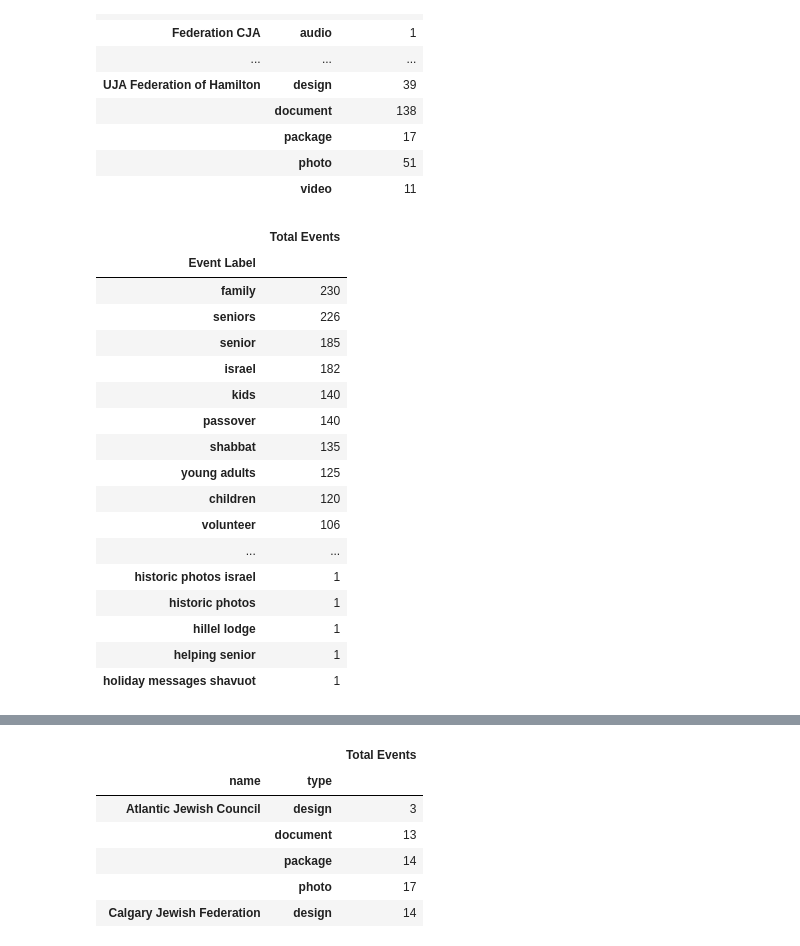
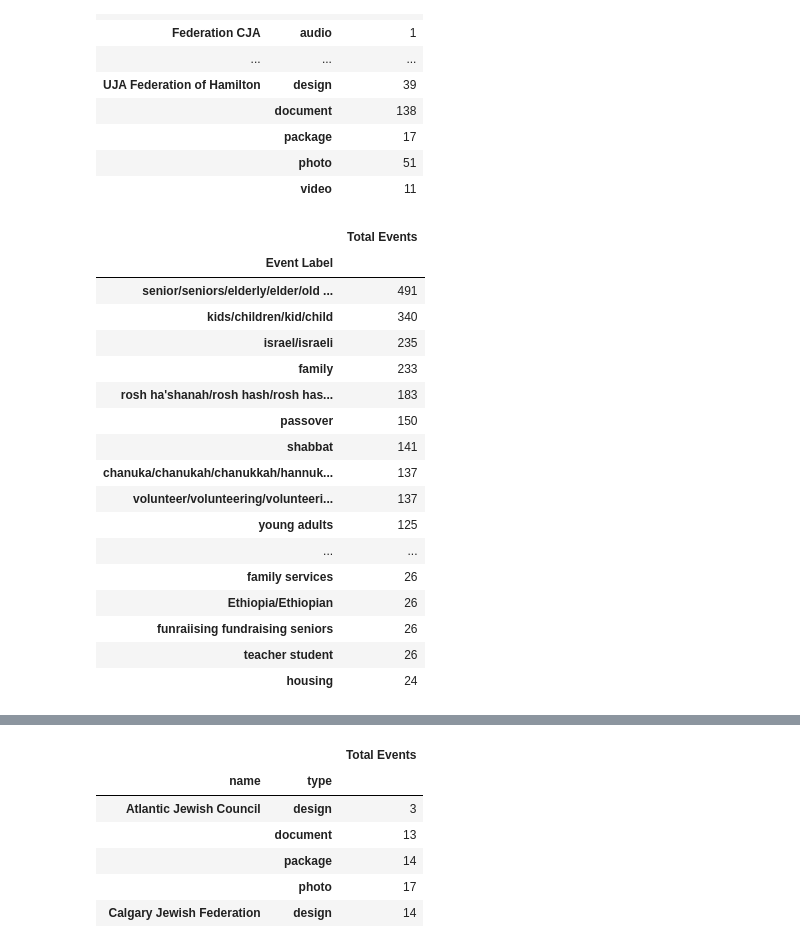
Before and after one commit to olga0503/DATA602hw1, a Jupyter notebook: FedCentral Canada.ipynb, the cells around one changed output, grey strips where cells are left out. Drawn from its saved outputs; the diff is of its cells as text; code cells hidden in the pictures.

```diff
--- a/FedCentral Canada.ipynb
+++ b/FedCentral Canada.ipynb
@@ -191,47 +191,101 @@ ser2 = pd.read_csv('ser2.csv')
 ser3 = pd.read_csv('ser3.csv')
 ser4 = pd.read_csv('ser4.csv')
 ser5 = pd.read_csv('ser5.csv')
 ser6 = pd.read_csv('ser6.csv')
 ser7 = pd.read_csv('ser7.csv')
 ser8 = pd.read_csv('ser8.csv')
 ser9 = pd.read_csv('ser9.csv')
 ser10 = pd.read_csv('ser10.csv')
 ser11 = pd.read_csv('ser11.csv')
 ser12 = pd.read_csv('ser12.csv')
 ser13 = pd.read_csv('ser13.csv')
 ser14 = pd.read_csv('ser14.csv')
 ser15 = pd.read_csv('ser15.csv')
 ser16 = pd.read_csv('ser16.csv')
 ser17 = pd.read_csv('ser17.csv')
 ser18 = pd.read_csv('ser18.csv')
 
 
 ser_fed = pd.concat([ser1, ser2, ser3, ser4, ser5, ser6, ser7, ser8, ser9, ser10, ser11, ser12, ser13, ser14, ser15, ser16, ser17, ser18],sort=True)
 
 ser_fed = ser_fed[ser_fed['User Organization']!='JFNA']
 ser_fed['User Organization'] = pd.to_numeric(ser_fed['User Organization'])
 federations['code'] = pd.to_numeric(federations['code'])
 
 
 ser_fed = pd.merge(ser_fed,federations[['code','name']],how='inner',left_on = 'User Organization', right_on = 'code')
 
-pd.DataFrame(ser_fed.groupby('Event Label')['Total Events'].sum().sort_values(ascending=False))
+ser_fed['Event Label']=ser_fed['Event Label'].str.lower()
+
+
+ser_fed['Event Label'] = ser_fed['Event Label'].str.replace('^senior$|^seniors$|^elderly$|^elder$|$^elderly old$|^old people$','senior/seniors/elderly/elder/old people')
+ser_fed['Event Label'] = ser_fed['Event Label'].str.replace('^kids$|^children$|^kid$|^child$','kids/children/kid/child')
+ser_fed['Event Label'] = ser_fed['Event Label'].str.replace('ga','General Assembly')
+ser_fed['Event Label'] = ser_fed['Event Label'].str.replace('and','')
+ser_fed['Event Label'] = ser_fed['Event Label'].str.replace(',','')
+ser_fed['Event Label'] = ser_fed['Event Label'].str.replace('&','')
+ser_fed['Event Label'] = ser_fed['Event Label'].str.replace('apples','apple')
+ser_fed['Event Label'] = ser_fed['Event Label'].str.replace('basket ball','basketball')
+ser_fed['Event Label'] = ser_fed['Event Label'].str.replace('ben-gurion','ben gurion')
+ser_fed['Event Label'] = ser_fed['Event Label'].str.replace('BGS','ben gurion society')
+ser_fed['Event Label'] = ser_fed['Event Label'].str.replace('standard','standards')
+ser_fed['Event Label'] = ser_fed['Event Label'].str.replace('computers','computer')
+ser_fed['Event Label'] = ser_fed['Event Label'].str.replace('^canvasser$|^canvassers$','canvasser/canvassers')
+ser_fed['Event Label'] = ser_fed['Event Label'].str.replace('^candle$|^candles$','candle/candles')
+ser_fed['Event Label'] = ser_fed['Event Label'].str.replace('^young$|^youth$','young/youth')
+ser_fed['Event Label'] = ser_fed['Event Label'].str.replace('^loj$|^lojc$|^loje$|^lion of judah$|^ilojc$','lion of judah/loj/lojc/loje/ilojc')
+ser_fed['Event Label'] = ser_fed['Event Label'].str.replace('^celebrate$|^celebration$','celebrate/celebration')
+ser_fed['Event Label'] = ser_fed['Event Label'].str.replace('^disabilities$|^disability$|^disable$|^disabled$|^handicapped$|^hicapped$','disabilities/disability/disable/disabled')
+ser_fed['Event Label'] = ser_fed['Event Label'].str.replace('^chanuka$|^chanukah$|^chanukah hannukah$|^chanukkah$|^chanukkah hanukkah$|^hanuka Chanukah$|^hanukah$|^hanukkah$|^hanuka$|^hannukah$|^hanukkuah$','chanuka/chanukah/chanukkah/hannukah/hanukkuah/hanukah/hanuka')
+ser_fed['Event Label'] = ser_fed['Event Label'].str.replace('^donate$|^donor$|^donors$|^donation$','donate/donor/donors/donation')
+ser_fed['Event Label'] = ser_fed['Event Label'].str.replace('^endowment$|^endowments$','endowment/endowment')
+ser_fed['Event Label'] = ser_fed['Event Label'].str.replace('^engagement$|^engaged$','engagement/engaged')
+ser_fed['Event Label'] = ser_fed['Event Label'].str.replace('^ethiopia$|^ethiopian$','Ethiopia/Ethiopian')
+ser_fed['Event Label'] = ser_fed['Event Label'].str.replace('^event$|^events$','event/events')
+ser_fed['Event Label'] = ser_fed['Event Label'].str.replace('^generation$|^generations$','generation/generations')
+ser_fed['Event Label'] = ser_fed['Event Label'].str.replace('^give$|^giving$|^$giving back','give/giving/giving back')
+ser_fed['Event Label'] = ser_fed['Event Label'].str.replace('^hand$|^hands$','hand/hands')
+ser_fed['Event Label'] = ser_fed['Event Label'].str.replace('^graduates$|^graduating$','graduates/graduating')
+ser_fed['Event Label'] = ser_fed['Event Label'].str.replace('^group$|^groups$','group/groups')
+ser_fed['Event Label'] = ser_fed['Event Label'].str.replace('^granparent$|^grmother$|^grparents$','grandparents/grandmother')
+ser_fed['Event Label'] = ser_fed['Event Label'].str.replace('^havdala$|^havdalah$|^havdallah$','havdala/havdalah/havdallah')
+ser_fed['Event Label'] = ser_fed['Event Label'].str.replace('^granparent$|^grmother$|^grparents$','grandparents/grandmother')
+
+ser_fed['Event Label'] = ser_fed['Event Label'].str.replace('^help$|^helping$','help/helping')
+ser_fed['Event Label'] = ser_fed['Event Label'].str.replace('^historical$|^history$','historical/history')
+ser_fed['Event Label'] = ser_fed['Event Label'].str.replace('^holiday$|^holidays$','holiday/holidays')
+ser_fed['Event Label'] = ser_fed['Event Label'].str.replace('^hug$|^hugging$','hug/hugging')
+ser_fed['Event Label'] = ser_fed['Event Label'].str.replace('^pesach$|^pessah$','pesach/pessah')
+ser_fed['Event Label'] = ser_fed['Event Label'].str.replace('^rosh ha\'shanah$|^rosh hash$|^rosh hashana$|^rosh hashana$|^rosh hashana rosh hashana$|^rosh hashanah$|^rosh hashna$','rosh ha\'shanah/rosh hash/rosh hashana/rosh hashana/rosh hashna')
+ser_fed['Event Label'] = ser_fed['Event Label'].str.replace('^service$|^services$','service/services')
+ser_fed['Event Label'] = ser_fed['Event Label'].str.replace('^volunteer$|^volunteering$|^volunteering$|^volunteers$','volunteer/volunteering/volunteering/volunteers')
+ser_fed['Event Label'] = ser_fed['Event Label'].str.replace('photoss','photos')
+ser_fed['Event Label'] = ser_fed['Event Label'].str.replace('^teen$|^teens$|^teenagers$|^teenager$','teen/teens/teenagers/teenager')
+ser_fed['Event Label'] = ser_fed['Event Label'].str.replace('^israel$|^israeli$','israel/israeli')
+ser_fed['Event Label'] = ser_fed['Event Label'].str.replace('^boy$|^boy  school$|^teen boy$|^youth boy$','boy/boy  school/teen boy/youth boy')
+ser_fed['Event Label'] = ser_fed['Event Label'].str.replace('^women philanthropy$|^women\'s philanthropy$|^women\'s philantrophy$|^women\'s philantropy$','women\'s philanthropy')
+
+
+terms = pd.DataFrame(ser_fed.groupby('Event Label')['Total Events'].sum().sort_values(ascending=False))
+terms.to_csv('/Users/olyafomicheva/desktop/out.csv')
+
+terms[:50]
 # %% [output]
 |  | Total Events |
 | Event Label |  |
-| family | 230 |
-| seniors | 226 |
-| senior | 185 |
-| israel | 182 |
-| kids | 140 |
-| passover | 140 |
-| shabbat | 135 |
+| senior/seniors/elderly/elder/old ... | 491 |
+| kids/children/kid/child | 340 |
+| israel/israeli | 235 |
+| family | 233 |
+| rosh ha'shanah/rosh hash/rosh has... | 183 |
+| passover | 150 |
+| shabbat | 141 |
+| chanuka/chanukah/chanukkah/hannuk... | 137 |
+| volunteer/volunteering/volunteeri... | 137 |
 | young adults | 125 |
-| children | 120 |
-| volunteer | 106 |
 | ... | ... |
-| historic photos israel | 1 |
-| historic photos | 1 |
-| hillel lodge | 1 |
-| helping senior | 1 |
-| holiday messages shavuot | 1 |
+| family services | 26 |
+| Ethiopia/Ethiopian | 26 |
+| funraiising fundraising seniors | 26 |
+| teacher student | 26 |
+| housing | 24 |
```
Also changed, not shown: parts of 2 cells of this notebook.
